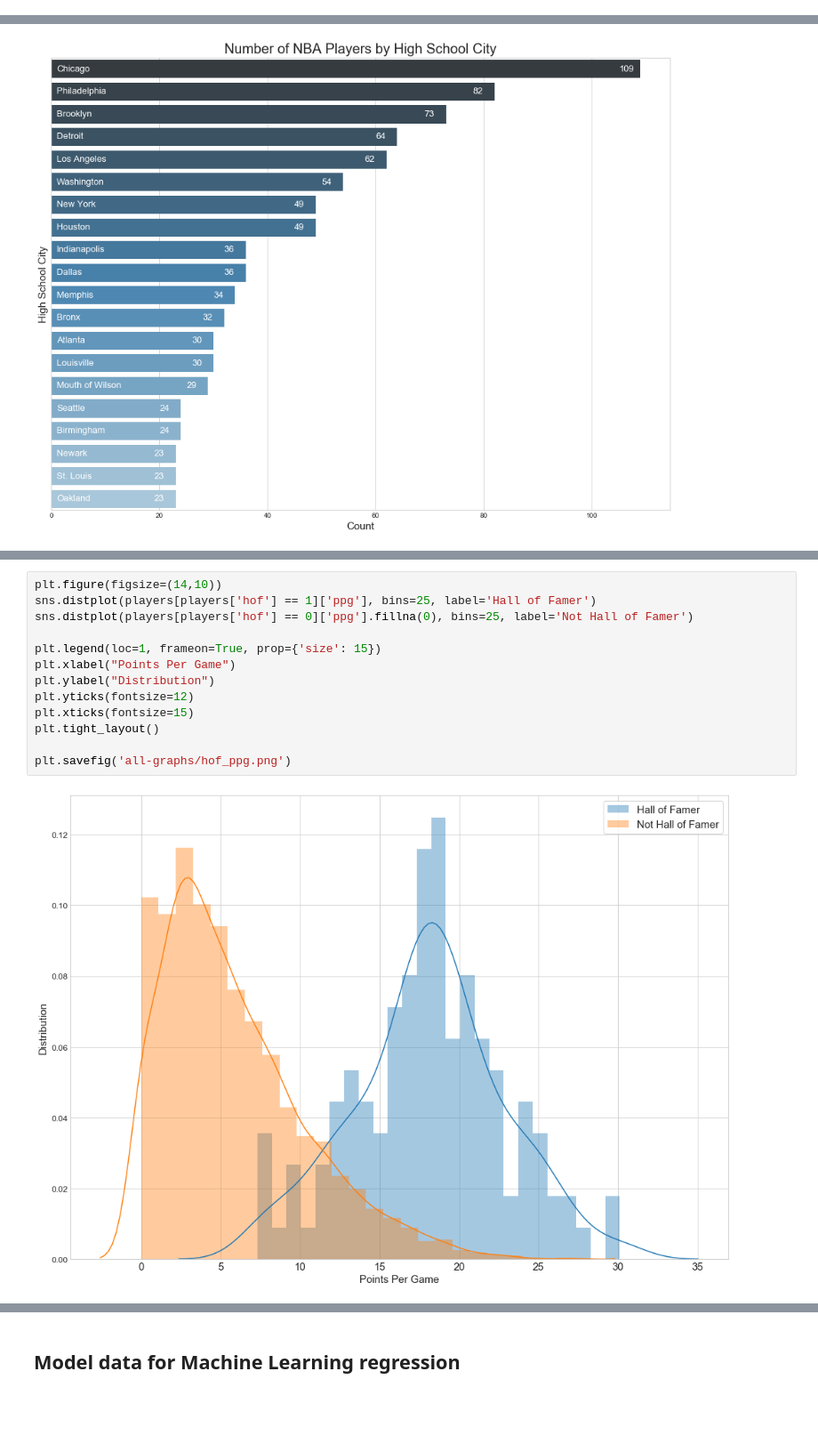
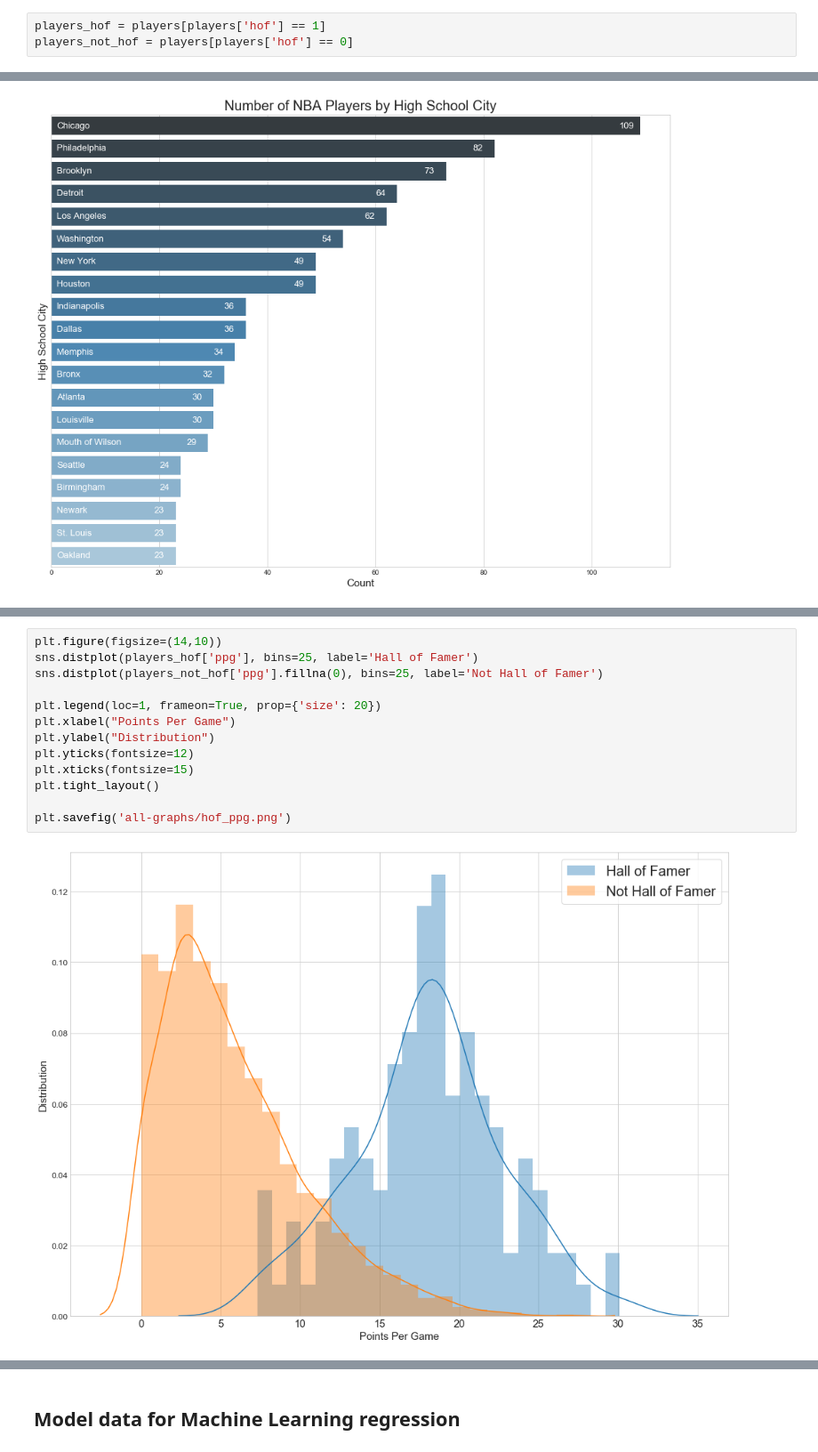
Before and after one commit to ymericson/NBA-player-info, a Jupyter notebook: NBA players stats.ipynb, the cells around one changed output, grey strips where cells are left out. Shown at 89% size. Drawn from its saved outputs; the diff is of its cells as text; blank space fills up the shorter version.

```diff
--- a/NBA players stats.ipynb
+++ b/NBA players stats.ipynb
@@ -17,6 +17,9 @@ players.head()
 | 2 | Kareem Abdul-Jabbar | 1970 | 1989 | 1947-04-16 | Center | Center | 24.6 | 11.2 | 3.6 | ... |
 | 3 | Mahmoud Abdul-Rauf | 1991 | 2001 | 1969-03-09 | Point Guard | Guard | 14.6 | 1.9 | 3.5 | ... |
 | 4 | Tariq Abdul-Wahad | 1998 | 2003 | 1974-11-03 | Shooting Guard | Guard | 7.8 | 3.3 | 1.1 | ... |
+# %%
+players_hof = players[players['hof'] == 1]
+players_not_hof = players[players['hof'] == 0]
 # %% [markdown]
 Here are the features from the dataframe:
 - name: full name of player, first name and last name
@@ -120,18 +143,18 @@ plt.savefig('all-graphs/top_hs_city.png')
 # %%
 plt.figure(figsize=(14,10))
-sns.distplot(players[players['hof'] == 1]['ppg'], bins=25, label='Hall of Famer')
-sns.distplot(players[players['hof'] == 0]['ppg'].fillna(0), bins=25, label='Not Hall of Famer')
+sns.distplot(players_hof['ppg'], bins=25, label='Hall of Famer')
+sns.distplot(players_not_hof['ppg'].fillna(0), bins=25, label='Not Hall of Famer')
 
-plt.legend(loc=1, frameon=True, prop={'size': 15})
+plt.legend(loc=1, frameon=True, prop={'size': 20})
 plt.xlabel("Points Per Game")
 plt.ylabel("Distribution")
 plt.yticks(fontsize=12)
 plt.xticks(fontsize=15)
 plt.tight_layout()
 
 plt.savefig('all-graphs/hof_ppg.png')
 # %% [output]
-[figure, old version]
+[figure, new version]
 # %%
 fig, (ax1, ax2) = plt.subplots(ncols=2, sharey=True, figsize=(17,8))
 
```
Also changed, not shown: parts of 18 cells of this notebook, 8 other files.
